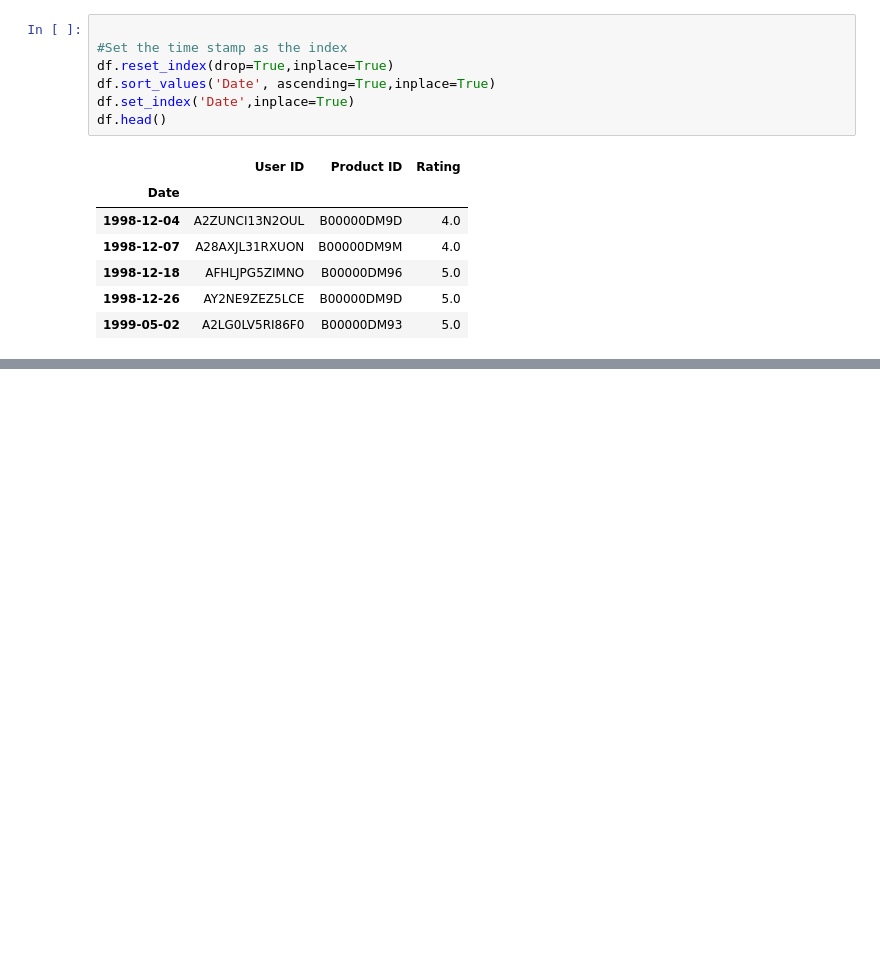
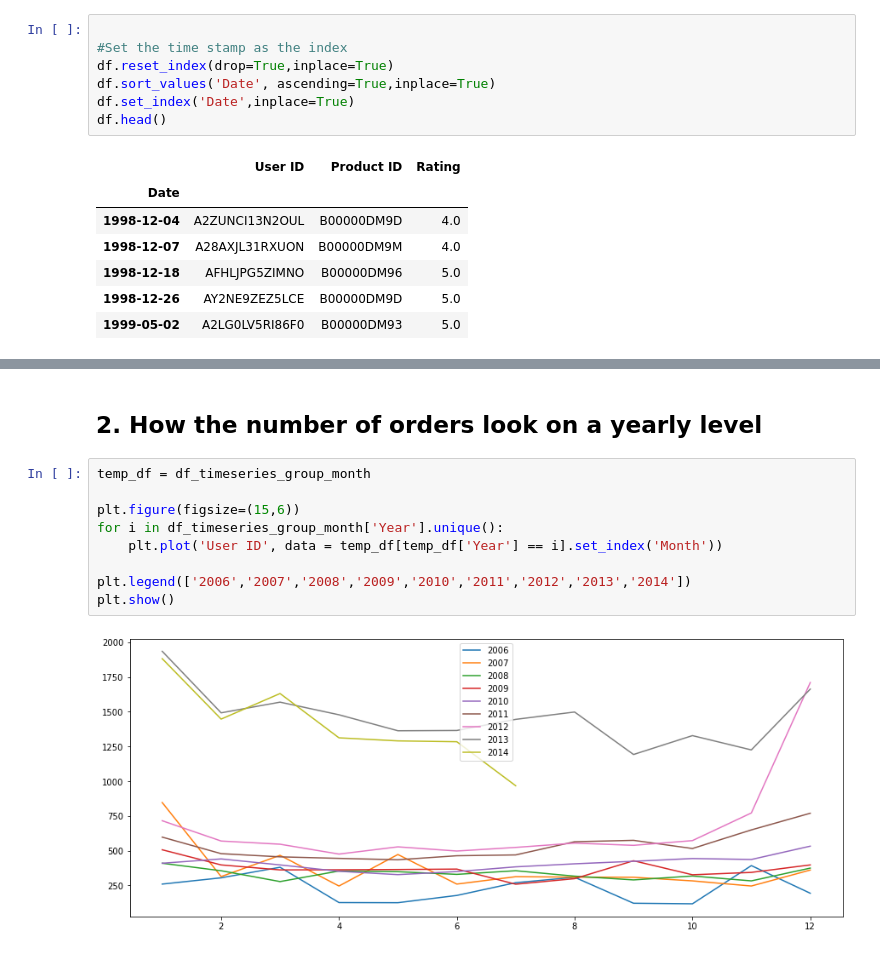
Before and after one commit to Shaheerairaj/Amazon-Product-Recommendation-System, a Jupyter notebook: Amazon Project/Amazon Project.ipynb, the cells around one changed output, grey strips where cells are left out. Drawn from its saved outputs; the diff is of its cells as text; blank space fills up the shorter version.

```diff
--- a/Amazon Project/Amazon Project.ipynb
+++ b/Amazon Project/Amazon Project.ipynb
@@ -145,0 +169,13 @@ df.groupby('Date').count()
+# %% [markdown]
+## 2. How the number of orders look on a yearly level
+# %%
+temp_df = df_timeseries_group_month
+
+plt.figure(figsize=(15,6))
+for i in df_timeseries_group_month['Year'].unique():
+    plt.plot('User ID', data = temp_df[temp_df['Year'] == i].set_index('Month'))
+
+plt.legend(['2006','2007','2008','2009','2010','2011','2012','2013','2014'])
+plt.show()
+# %% [output]
+[figure, added]
```
Also changed, not shown: parts of 11 cells of this notebook.
